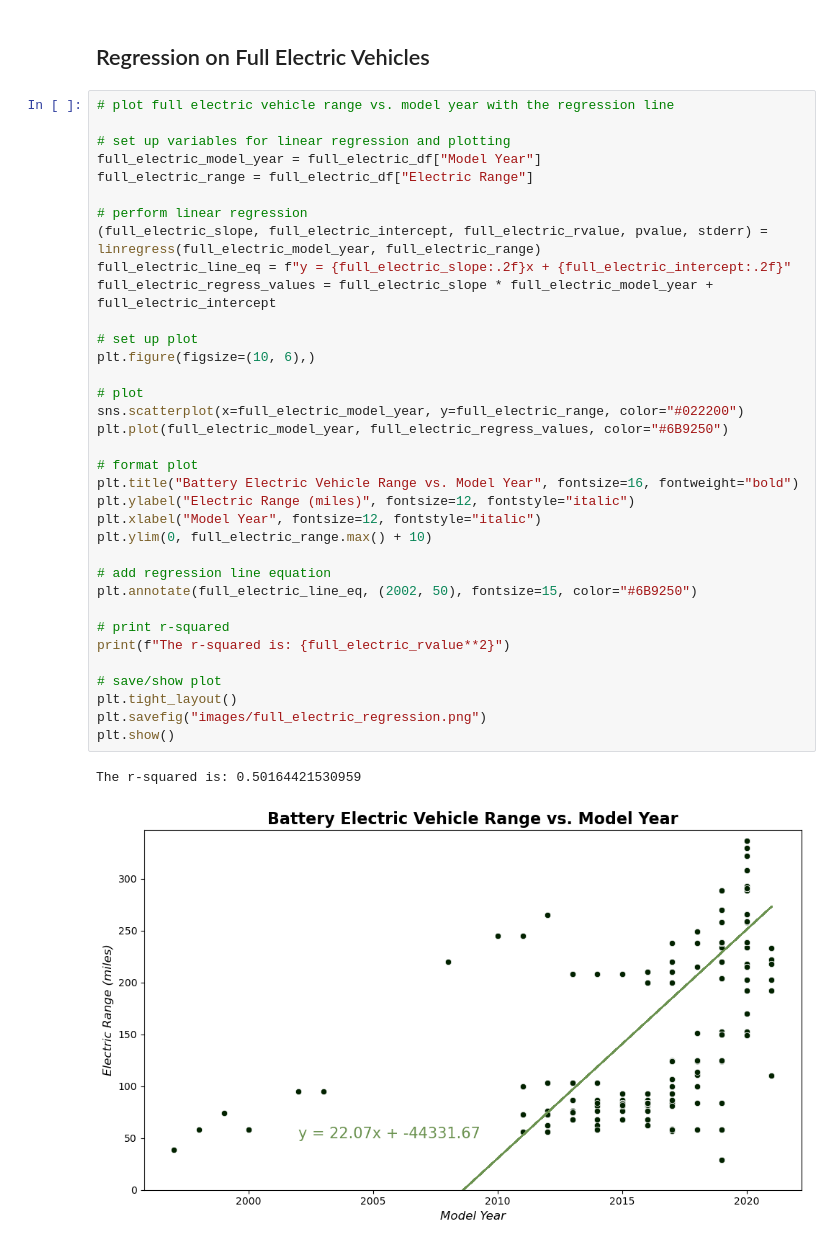
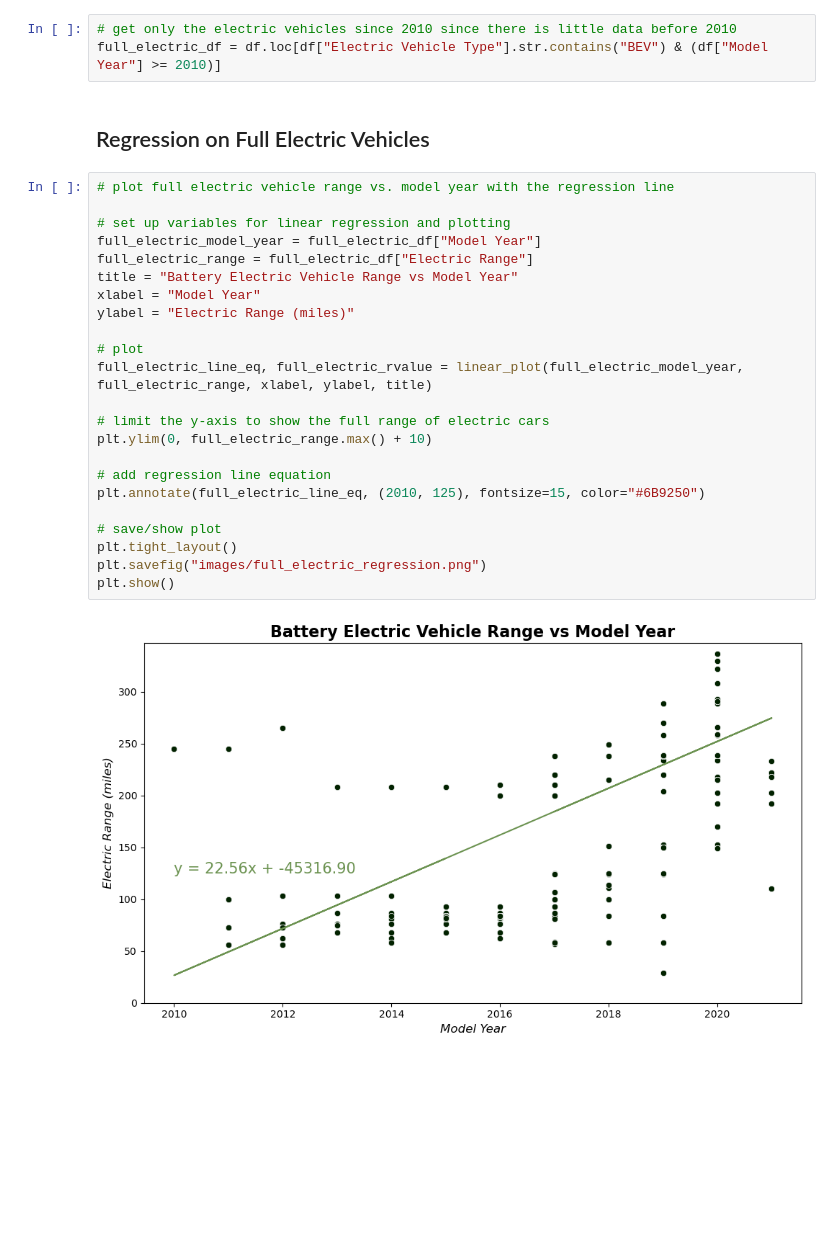
Before and after one commit to wrp94/project-1-group-02, a Jupyter notebook: regressions/linear_regression.ipynb, the cells around one changed output. Cells and saved outputs as stored; diff of their text form; blank space fills up the shorter version.

Commit message:
refactor code and improve final regression graph

```diff
--- a/regressions/linear_regression.ipynb
+++ b/regressions/linear_regression.ipynb
@@ -112,41 +90,31 @@ The r-squared is: 0.0008103666038509397
+# %%
+# get only the electric vehicles since 2010 since there is little data before 2010
+full_electric_df = df.loc[df["Electric Vehicle Type"].str.contains("BEV") & (df["Model Year"] >= 2010)]
 # %% [markdown]
 ## Regression on Full Electric Vehicles
 # %%
 # plot full electric vehicle range vs. model year with the regression line
 
 # set up variables for linear regression and plotting
 full_electric_model_year = full_electric_df["Model Year"]
 full_electric_range = full_electric_df["Electric Range"]
-
-# perform linear regression
-(full_electric_slope, full_electric_intercept, full_electric_rvalue, pvalue, stderr) = linregress(full_electric_model_year, full_electric_range)
-full_electric_line_eq = f"y = {full_electric_slope:.2f}x + {full_electric_intercept:.2f}"
-full_electric_regress_values = full_electric_slope * full_electric_model_year + full_electric_intercept
-
-# set up plot
-plt.figure(figsize=(10, 6),)
+title = "Battery Electric Vehicle Range vs Model Year"
+xlabel = "Model Year"
+ylabel = "Electric Range (miles)"
 
 # plot
-sns.scatterplot(x=full_electric_model_year, y=full_electric_range, color="#022200")
-plt.plot(full_electric_model_year, full_electric_regress_values, color="#6B9250")
+full_electric_line_eq, full_electric_rvalue = linear_plot(full_electric_model_year, full_electric_range, xlabel, ylabel, title)
 
-# format plot
-plt.title("Battery Electric Vehicle Range vs. Model Year", fontsize=16, fontweight="bold")
-plt.ylabel("Electric Range (miles)", fontsize=12, fontstyle="italic")
-plt.xlabel("Model Year", fontsize=12, fontstyle="italic")
+# limit the y-axis to show the full range of electric cars
 plt.ylim(0, full_electric_range.max() + 10)
 
 # add regression line equation
-plt.annotate(full_electric_line_eq, (2002, 50), fontsize=15, color="#6B9250")
-
-# print r-squared
-print(f"The r-squared is: {full_electric_rvalue**2}")
+plt.annotate(full_electric_line_eq, (2010, 125), fontsize=15, color="#6B9250")
 
 # save/show plot
 plt.tight_layout()
 plt.savefig("images/full_electric_regression.png")
 plt.show()
 # %% [output]
-The r-squared is: 0.50164421530959
-[figure, old version]
+[figure, new version]
 # %% [markdown]
```
Also changed, not shown: parts of 7 cells of this notebook, 3 other files.
